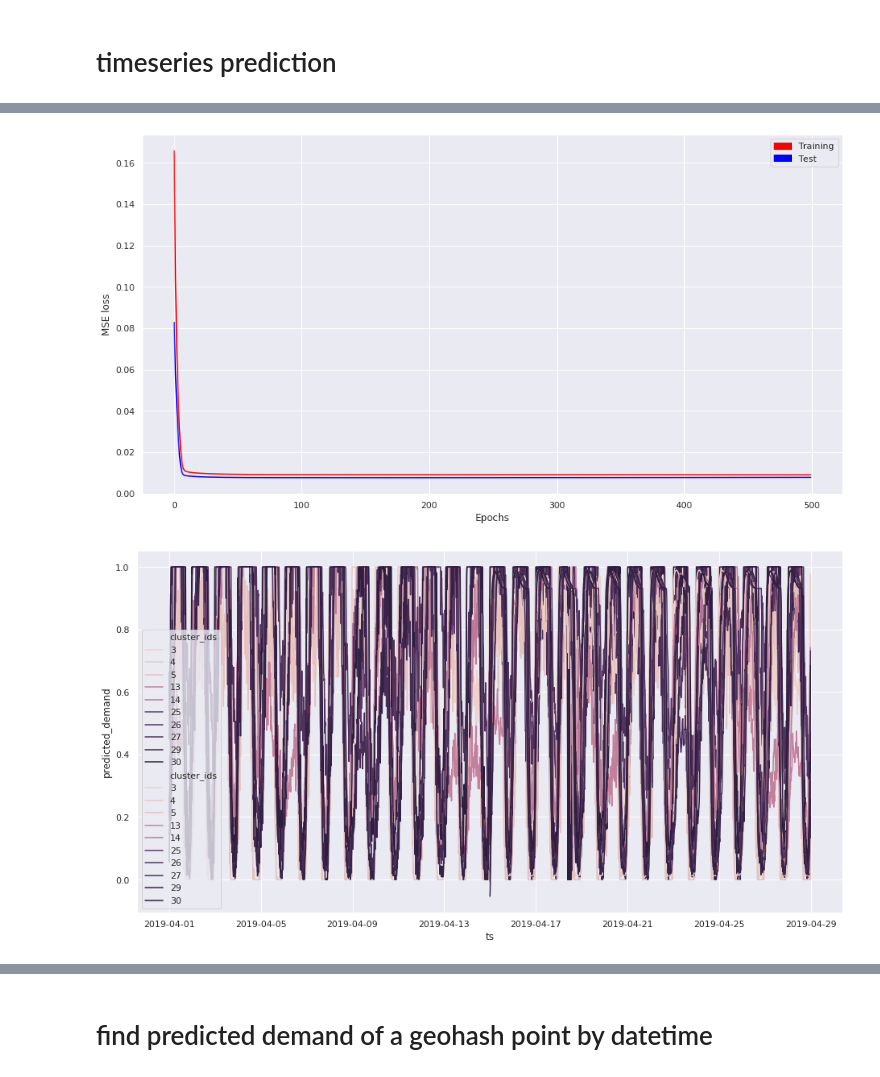
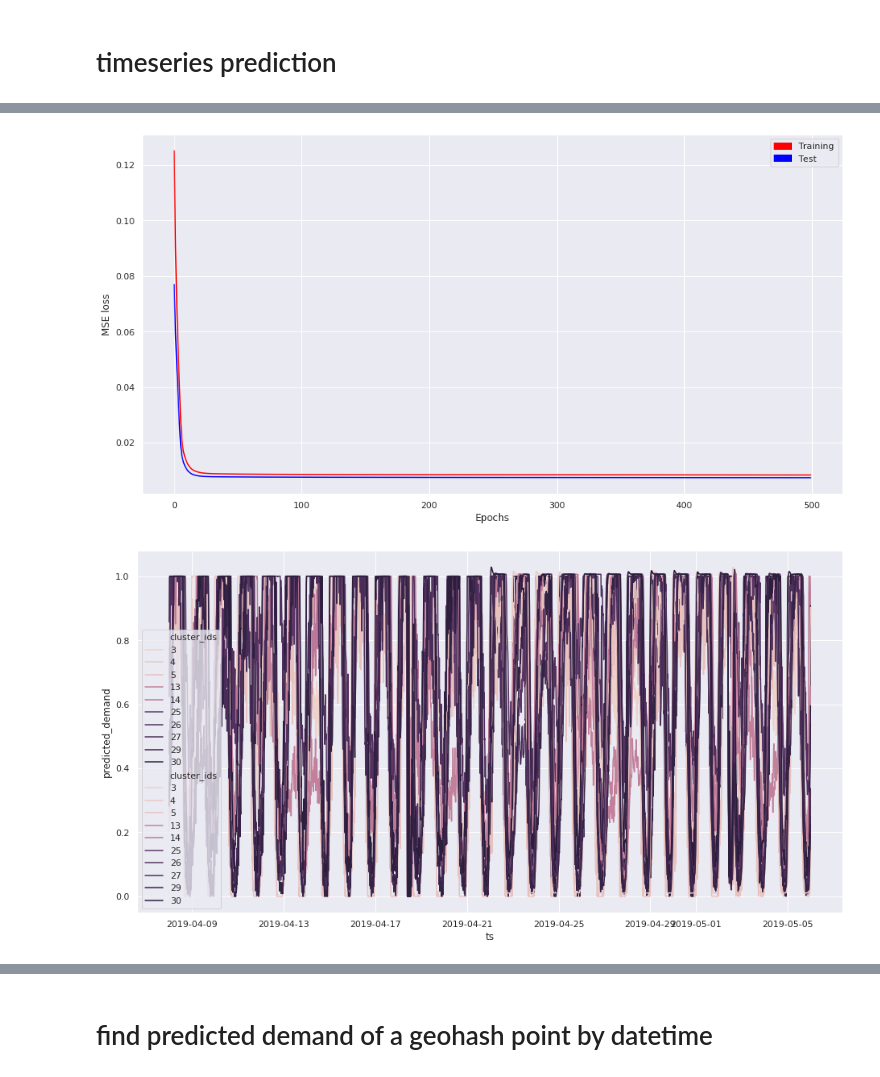
Before and after one commit to rizki96/ds_challenge, a Jupyter notebook: Traffic Management/traffic_mgmt_weekly_pred.ipynb, the cells around one changed output, grey strips where cells are left out. Cells and saved outputs as stored; diff of their text form; code cells hidden in the pictures.

Commit message:
slide timeseries window to 1 week ahead

```diff
--- a/Traffic Management/traffic_mgmt_weekly_pred.ipynb
+++ b/Traffic Management/traffic_mgmt_weekly_pred.ipynb
@@ -96,5 +96,5 @@ trf_df_sort[:5]
 # %%
-initial_day = 1
+initial_day = 8 # change this to make a moving window
 num_of_days = 28
 end_day = initial_day + num_of_days
 range_btwn_pts = 1 # in km
@@ -311,8 +311,11 @@ trf_day1_complete = pd.DataFrame({'geohash6': [],
                                    'is_centroid': [],
                                    'highest_demand': [],
                                    'avg_demand': []})
+
+# prepare time and date
 interval_time = [datetime.timedelta(days=initial_day,minutes=15*t) for t in range(24*4*multiplier)]
 start_date = datetime.datetime.strptime('2019-03-31 00:00:00.00', '%Y-%m-%d %H:%M:%S.%f')
+
 gh = trf_day1_highest.groupby(['cluster_ids'])['geohash6'].apply(list)
 demand = trf_day1_highest.groupby(['cluster_ids', 'dts_cal'])['demand'].apply(list)
 avg_demand = trf_day1_highest.groupby(['cluster_ids'])['avg_demand'].apply(list)
@@ -323,7 +326,7 @@ cluster_list = list(OrderedDict.fromkeys([c[0] for c in trf_day1_highest[['clust
 trf_day1_complete['cluster_ids'] = [c for _ in range(24*4*multiplier) for c in cluster_list]
 trf_day1_complete['geohash6'] = [gh[c][0] for _ in range(24*4*multiplier) for c in cluster_list]
 trf_day1_complete['dts_cal'] = [(start_date + t) for t in interval_time for c in cluster_list]
-trf_day1_complete['day'] = [int(t/(24*4)) + 1 for t in range(24*4*multiplier) for c in cluster_list]
+trf_day1_complete['day'] = [initial_day + int(t/(24*4)) for t in range(24*4*multiplier) for c in cluster_list]
 trf_day1_complete['timestamp'] = ['%s:%s' % ((start_date + t).hour, (start_date + t).minute) for t in interval_time for c in cluster_list]
 trf_day1_complete['avg_demand'] = [avg_demand[c][0] for _ in range(24*4*multiplier) for c in cluster_list]
 trf_day1_complete['highest_demand'] = [highest_demand[c][0] for _ in range(24*4*multiplier) for c in cluster_list]
@@ -390,7 +393,5 @@ total_sequence_series: 2688, prediction_length: 1344
 # %%
 # grouping and prepare prerequisite data
-start_date = datetime.datetime.strptime('2019-03-31 00:00:00.00', '%Y-%m-%d %H:%M:%S.%f')
-start_date = start_date + datetime.timedelta(days=(initial_day-1))
 cluster_list = list(set([c for c in trf_day1_complete_sort['cluster_ids']]))
 demand = trf_day1_complete_sort.groupby(['cluster_ids', 'dts_cal'])['demand'].apply(list)
 # %%
@@ -442,6 +443,6 @@ history = keras_timeseries.train_model(model, inputs, outputs, inputs_test, outp
 keras_timeseries.plotting(history)
 
 # saving the model
-model_path = 'model/keras-epoch%s-stateful-%sdays.lstm' % (epochs, len(day_ids))
+model_path = 'model/keras-epoch%s-stateful-init%s-%sdays.lstm' % (epochs, initial_day, len(day_ids))
 model.save(model_path)
 # %% [output]
@@ -465,4 +466,4 @@ Epoch 500/500
-[figure, old version]
+[figure, new version]
 # %%
 # predicting and evaluating
 model = load_model(model_path)
@@ -514,7 +515,7 @@ sns.set(rc={'figure.figsize':(15.7,8.27)})
 ax = sns.lineplot(x="ts", y="actual_demand", hue="cluster_ids", ax=ax, data=top_result_df, legend="full")
 ax = sns.lineplot(x="ts", y="predicted_demand", hue="cluster_ids", ax=ax, data=top_result_df, legend="full")
 # %% [output]
-[figure, old version]
+[figure, new version]
 # %%
 sns.set(style="darkgrid")
 sns.set(rc={'figure.figsize':(15.7,8.27)})
```
Also changed, not shown: parts of 23 cells of this notebook, 1 other file.
